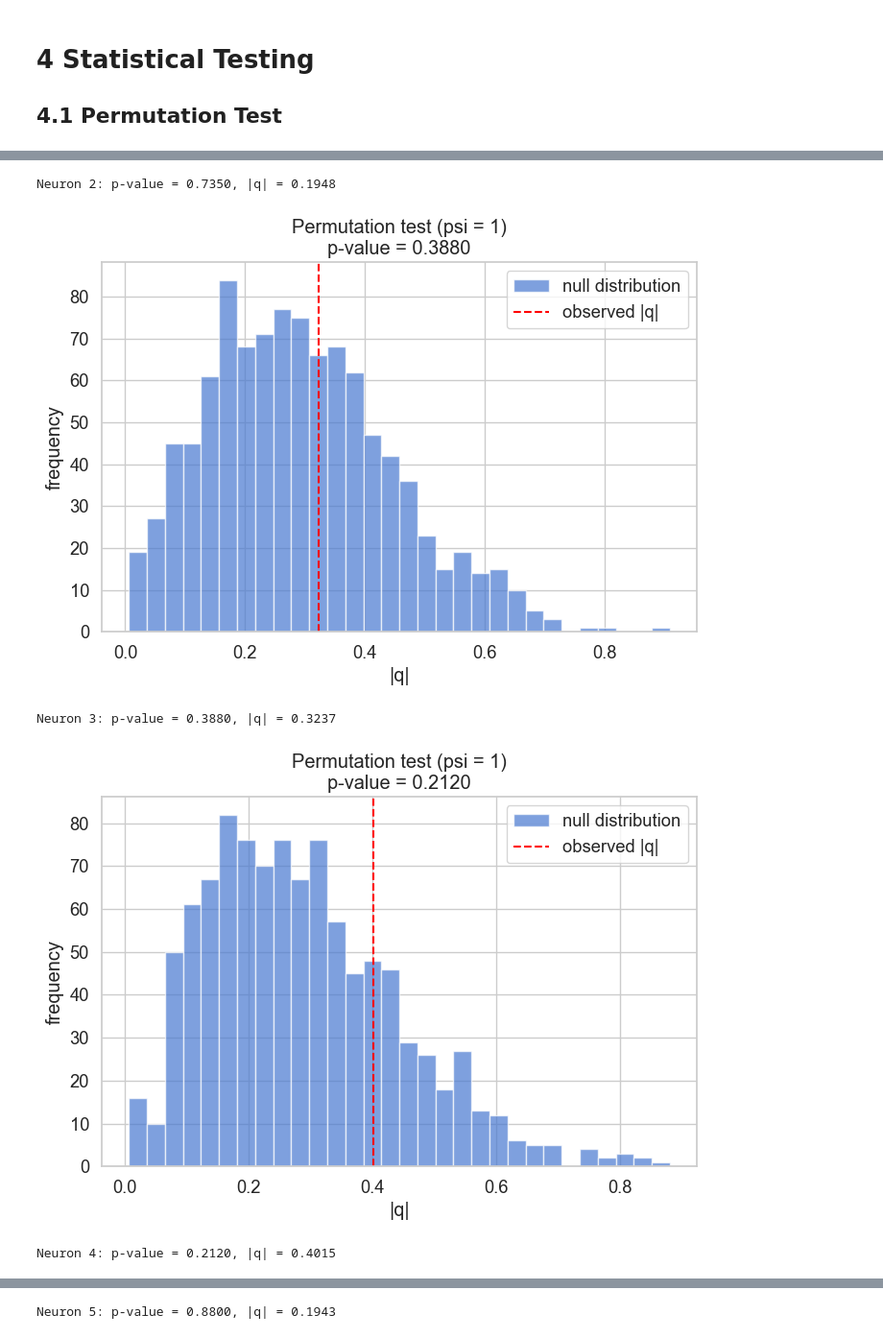
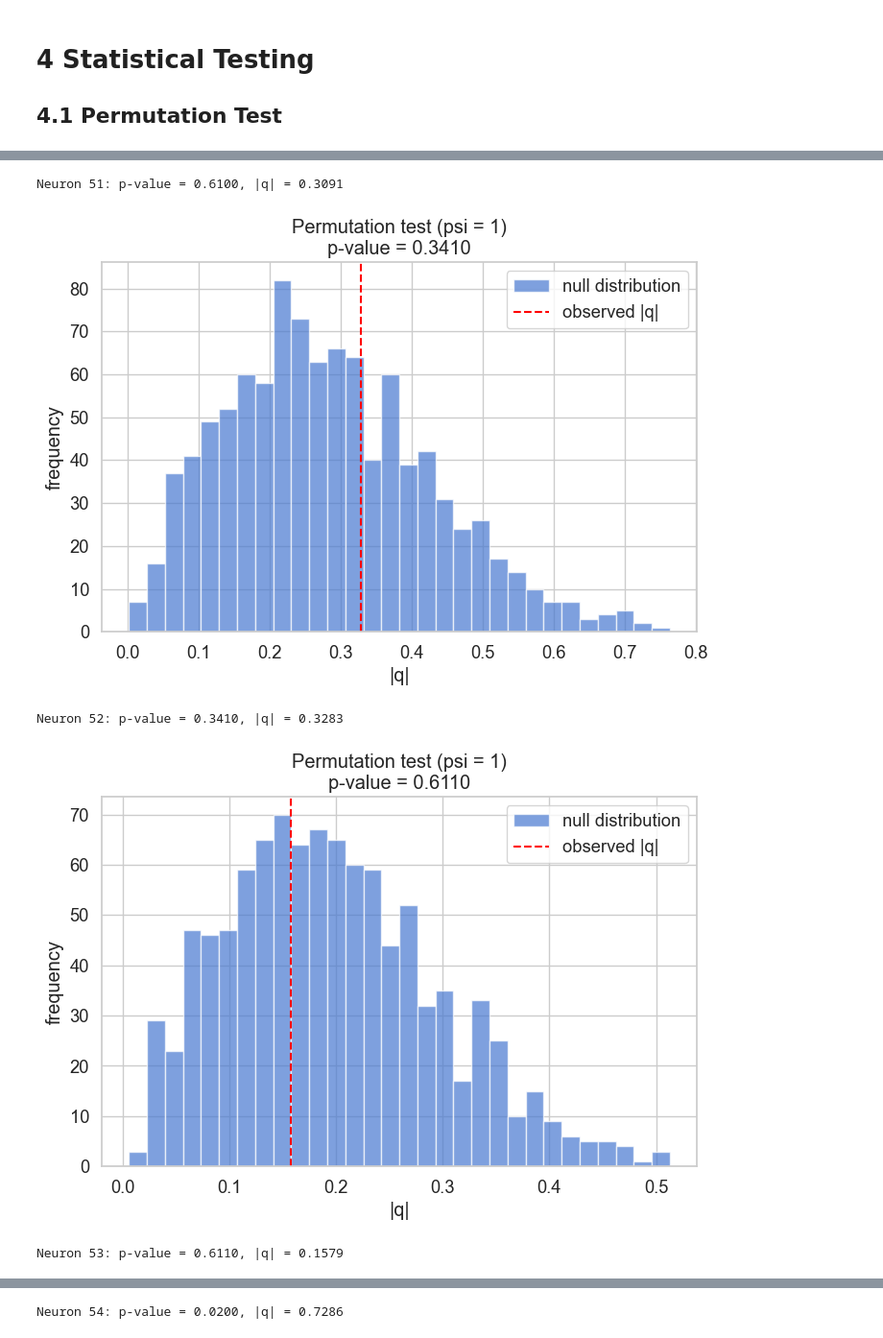
Before and after one commit to SaschaLeander/NeuralDataScience, a Jupyter notebook: FinalProject/practical01.ipynb, the cells around one changed output, grey strips where cells are left out. Shown at 96% size. Cells and saved outputs as stored; diff of their text form; code cells hidden in the pictures.

```diff
--- a/FinalProject/practical01.ipynb
+++ b/FinalProject/practical01.ipynb
@@ -416,0 +632,7 @@ Total number of spikes detected by OOPSI: 19290
+# %%
+# add oopsi spikes to the filtered_dff_df
+filtered_dff_df.drop(columns=["OOPSI_Spikes"], inplace=True)
+filtered_dff_df["OOPSI_Spikes"] = 0
+for neuron_id in filtered_dff_df["Neuron"].unique():
+    neuron_mask = filtered_dff_df["Neuron"] == neuron_id
+    filtered_dff_df.loc[neuron_mask, "OOPSI_Spikes"] = oopsi_spikes[neuron_id - 1]
@@ -416,0 +655,3 @@ Total number of spikes detected by OOPSI: 19290
+# %%
+# make all values in the OOPSI_Spikes column
+filtered_dff_df["OOPSI_Spikes"] = filtered_dff_df["OOPSI_Spikes"] >= 0.75
@@ -416,0 +695,24 @@ Total number of spikes detected by OOPSI: 19290
+# %%
+from oasis.functions import (
+    gen_data,
+    gen_sinusoidal_data,
+    deconvolve,
+    estimate_parameters,
+)
+from oasis.plotting import simpleaxis
+from oasis.oasis_methods import oasisAR1, oasisAR2
+
+# run Oasis spike inference algorithm
+for neuron in range(1, len(filtered_dff_df["Neuron"].unique() + 1)):
+    print(f"Processing neuron {neuron}...")
+    filtered_dff = filtered_dff_df[filtered_dff_df["Neuron"] == neuron][
+        "FilteredDFF"
+    ].values
+    # Deconvolve the filtered dff data
+    c, s, b, g, lam = deconvolve(filtered_dff, penalty=1)
+    # concatenate the spikes as [neurons, frames]
+    if neuron == 1:
+        oasis_spikes = s.reshape(1, -1)
+    else:
+        oasis_spikes = np.concatenate((oasis_spikes, s.reshape(1, -1)), axis=0)
+oasis_spikes
@@ -538,7 +877,7 @@ def build_spike_dataframe(dff, spikes_all, stims):
 
 spike_df = build_spike_dataframe(
     dff=filtered_dff_all,
-    spikes_all=spikes_all,
+    spikes_all=oasis_spikes,
     stims=stims,
 )
 spike_df
@@ -898,7 +1225,7 @@ def testTuning(
 
     return p, q_mag, qdistr
 # %%
-neurons = np.array(range(1, 10))  # Example neuron indices, adjust as needed
+neurons = np.array(range(50, 55))  # Example neuron indices, adjust as needed
 for neuron in neurons:
     dirs, counts = get_data(spike_df, neuron)
     p, q, qdistr = testTuning(counts, dirs, show=True)
@@ -910,5 +1237,5 @@ Neuron 1: p-value = 0.3650, |q| = 0.4148
-Neuron 2: p-value = 0.7350, |q| = 0.1948
+Neuron 51: p-value = 0.6100, |q| = 0.3091
-[figure, old version]
+[figure, new version]
-Neuron 3: p-value = 0.3880, |q| = 0.3237
+Neuron 52: p-value = 0.3410, |q| = 0.3283
-[figure, old version]
+[figure, new version]
-Neuron 4: p-value = 0.2120, |q| = 0.4015
+Neuron 53: p-value = 0.6110, |q| = 0.1579
@@ -916 +1243 @@ Neuron 4: p-value = 0.2120, |q| = 0.4015
-Neuron 5: p-value = 0.8800, |q| = 0.1943
+Neuron 54: p-value = 0.0200, |q| = 0.7286
```
Also changed, not shown: parts of 37 cells of this notebook.
